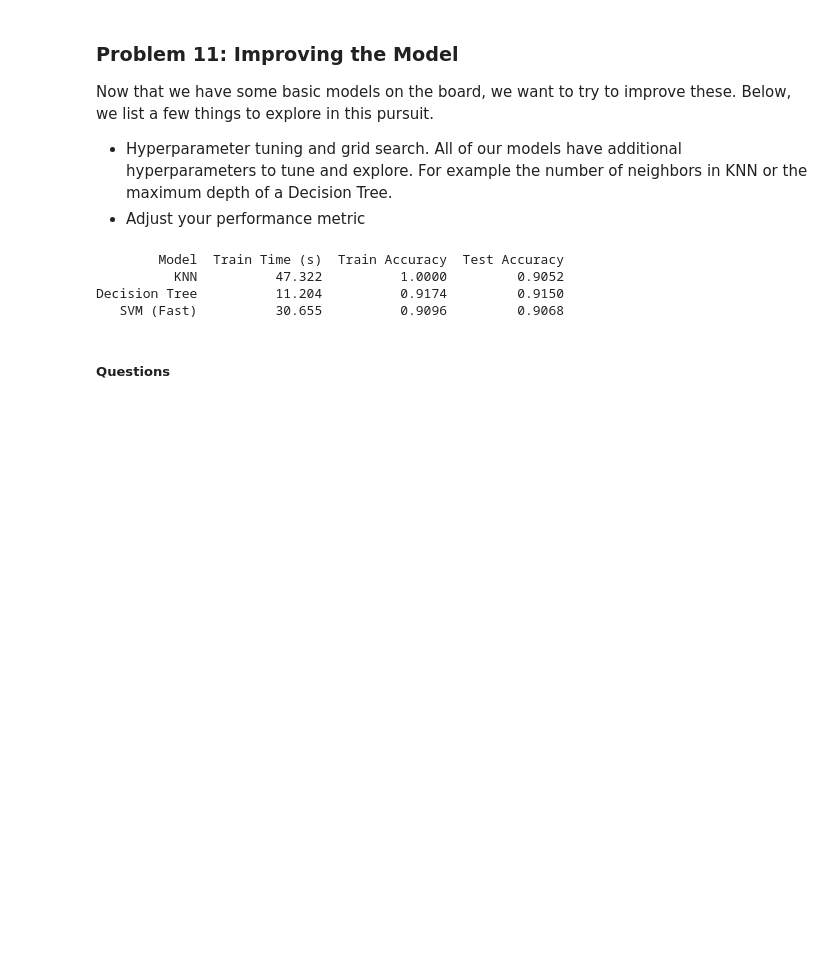
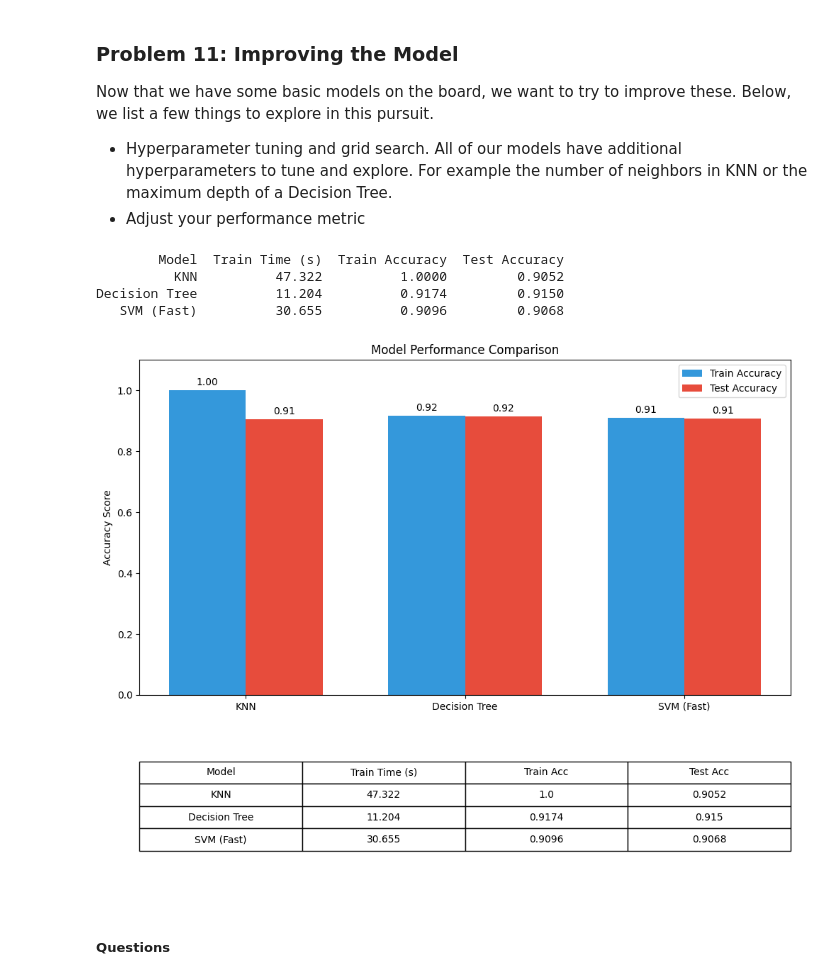
Before and after one commit to hemantborse/Practical-Application-3, a Jupyter notebook: prompt_III.ipynb, the cells around one changed output. Saved outputs shown, nothing was run; the diff lists cells and outputs as text; code cells hidden in the pictures; blank space fills up the shorter version.

```diff
--- a/prompt_III.ipynb
+++ b/prompt_III.ipynb
@@ -593,5 +635,49 @@ print(df_results[['Model', 'Train Time (s)', 'Train Accuracy', 'Test Accuracy']]
           KNN          47.322          1.0000         0.9052
 Decision Tree          11.204          0.9174         0.9150
    SVM (Fast)          30.655          0.9096         0.9068
+# %%
+
+
+df = pd.DataFrame(performance_results)
+models = df['Model']
+train_acc = df['Train Accuracy']
+test_acc = df['Test Accuracy']
+
+# Subplots (Top for Bars, Bottom for Table)
+fig, (ax_bar, ax_tbl) = plt.subplots(2, 1, figsize=(10, 8), gridspec_kw={'height_ratios': [2, 1]})
+
+# --- Grouped Bar Chart ---
+x = np.arange(len(models))
+width = 0.35
+
+rects1 = ax_bar.bar(x - width/2, train_acc, width, label='Train Accuracy', color='#3498db')
+rects2 = ax_bar.bar(x + width/2, test_acc, width, label='Test Accuracy', color='#e74c3c')
+
+ax_bar.set_ylabel('Accuracy Score')
+ax_bar.set_title('Model Performance Comparison')
+ax_bar.set_xticks(x)
+ax_bar.set_xticklabels(models)
+ax_bar.set_ylim(0, 1.1)
+ax_bar.legend(loc='upper right')
+
+# Add values on top of bars
+ax_bar.bar_label(rects1, padding=3, fmt='%.2f')
+ax_bar.bar_label(rects2, padding=3, fmt='%.2f')
+
+# --- Performance Table ---
+ax_tbl.axis('off') # Hide axis for the table
+table_data = df[['Model', 'Train Time (s)', 'Train Accuracy', 'Test Accuracy']].values
+table = ax_tbl.table(cellText=table_data,
+                     colLabels=['Model', 'Train Time (s)', 'Train Acc', 'Test Acc'],
+                     cellLoc='center', loc='center')
+
+table.auto_set_font_size(False)
+table.set_fontsize(10)
+table.scale(1, 1.5)
+
+plt.tight_layout()
+plt.show()
+# %% [output]
+[figure, added]
 # %% [markdown]
 ##### Questions
```
Also changed, not shown: parts of 1 cell of this notebook.
